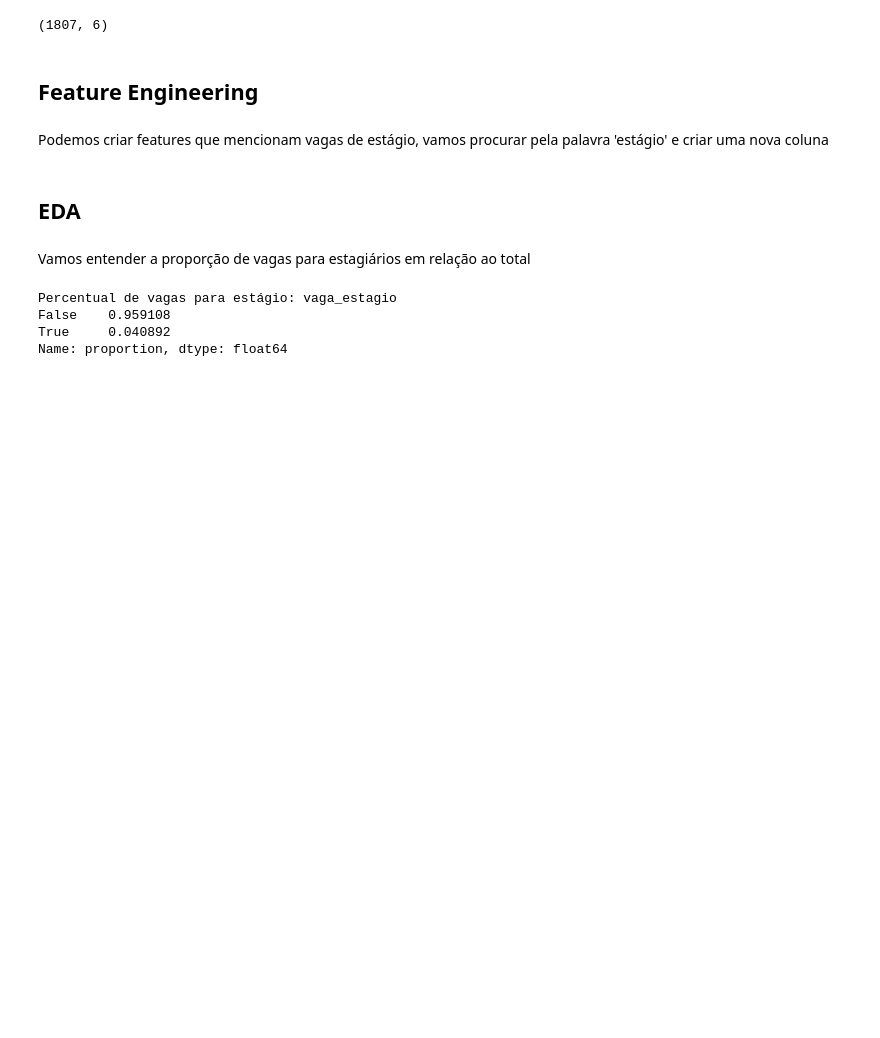
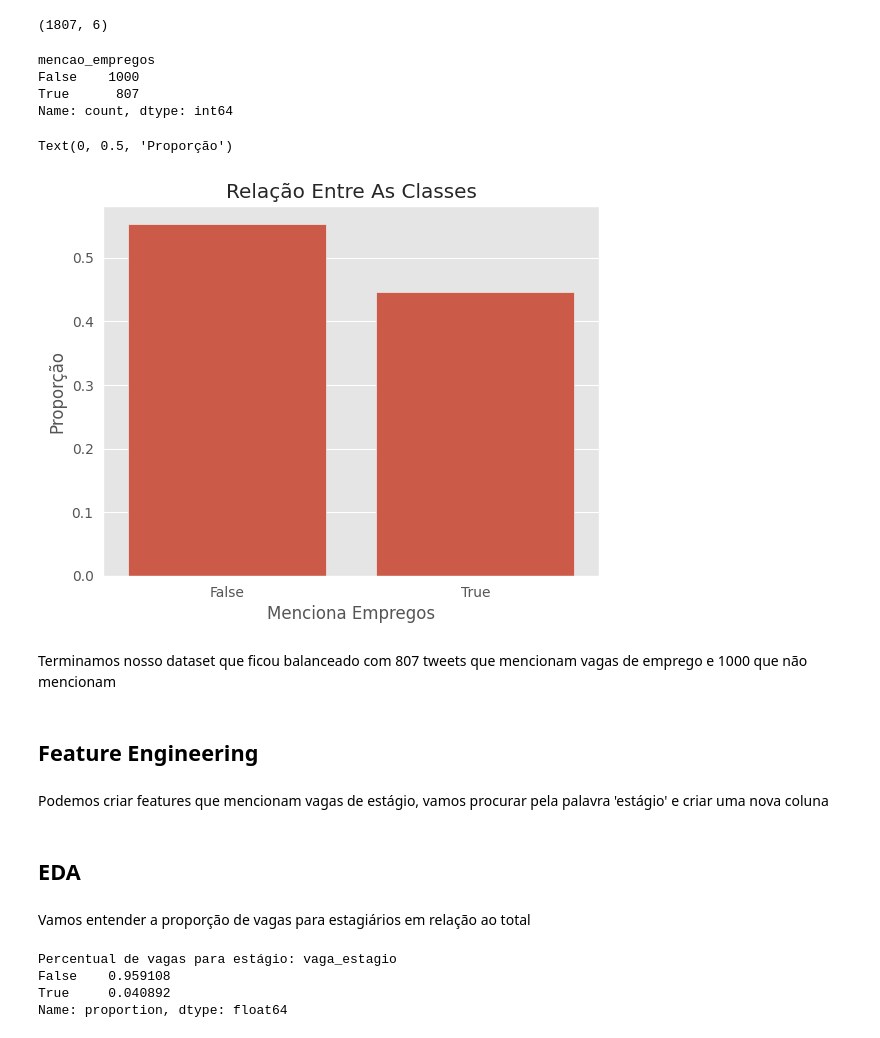
Before and after one commit to EDJR94/Teste_NLP, a Jupyter notebook: sentiment_analysis_tweets_final.ipynb, the cells around one changed output. Drawn from its saved outputs; the diff is of its cells as text; code cells hidden in the pictures; blank space fills up the shorter version.

```diff
--- a/sentiment_analysis_tweets_final.ipynb
+++ b/sentiment_analysis_tweets_final.ipynb
@@ -345,6 +345,23 @@ df_train_empregos.sample(5)
 df_train_empregos.shape
 # %% [output]
 (1807, 6)
+# %%
+df_train_empregos['mencao_empregos'].value_counts()
+# %% [output]
+mencao_empregos
+False    1000
+True      807
+Name: count, dtype: int64
+# %%
+sns.barplot(df_train_empregos['mencao_empregos'].value_counts(normalize=True))
+plt.title("Relação Entre As Classes")
+plt.xlabel("Menciona Empregos")
+plt.ylabel("Proporção")
+# %% [output]
+Text(0, 0.5, 'Proporção')
+[figure, added]
+# %% [markdown]
+Terminamos nosso dataset que ficou balanceado com 807 tweets que mencionam vagas de emprego e 1000 que não mencionam
 # %% [markdown]
 ## Feature Engineering
 # %% [markdown]
```
Also changed, not shown: parts of 12 cells of this notebook.
